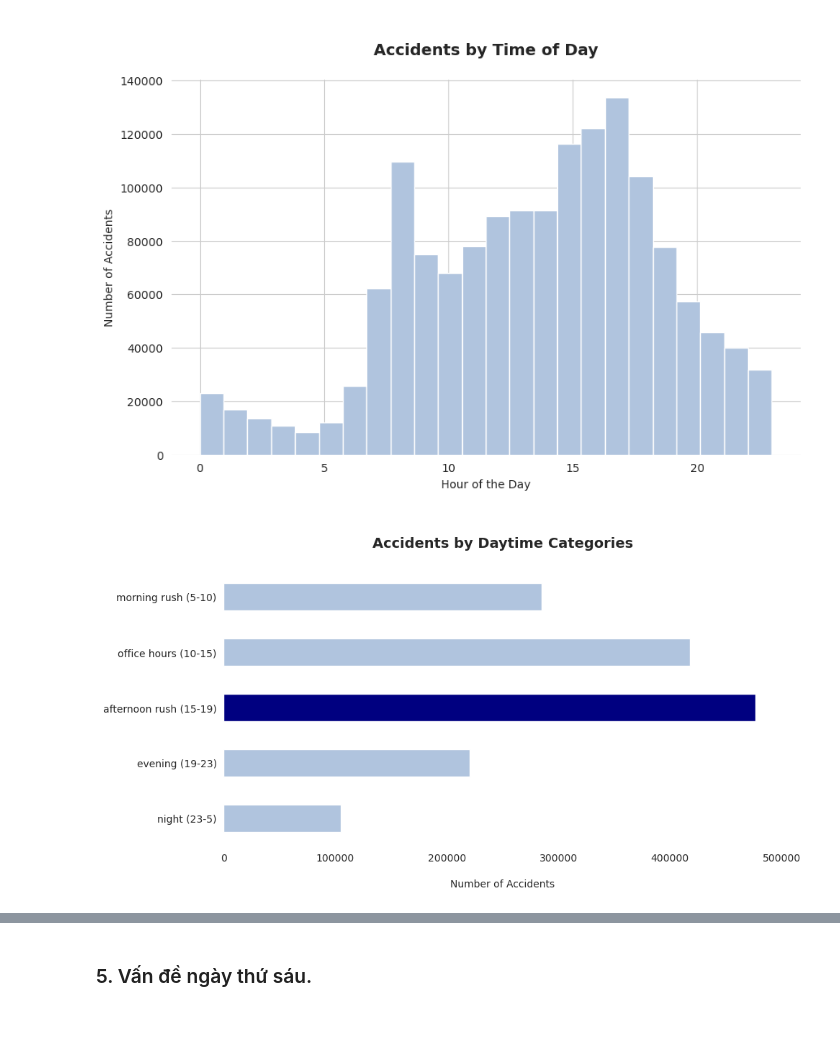
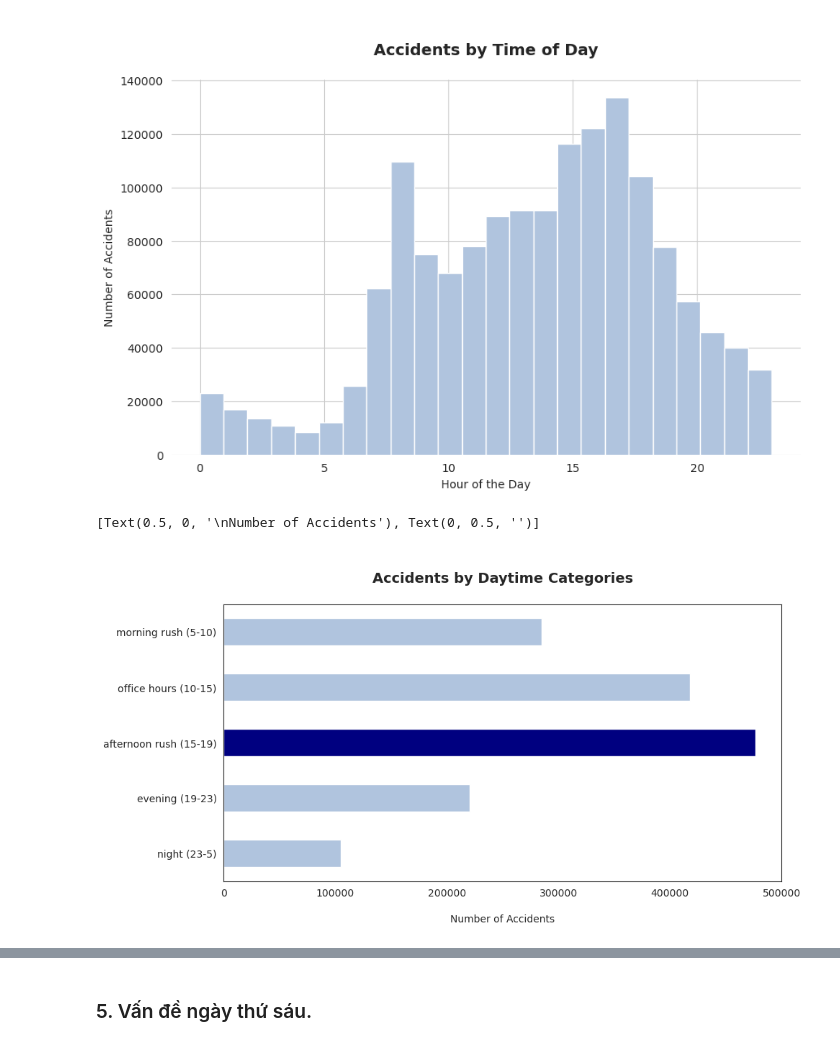
Before and after one commit to KenyaWashed/Road_Accident_Analysis, a Jupyter notebook: Ask_meaningfull_question.ipynb, the cells around one changed output, grey strips where cells are left out. Cells and saved outputs as stored; diff of their text form; code cells hidden in the pictures.

```diff
--- a/Ask_meaningfull_question.ipynb
+++ b/Ask_meaningfull_question.ipynb
@@ -321,19 +346,16 @@ sns.despine(top=True, right=True, left=True, bottom=True);
 # %%
 # prepare dataframe
 order = ['night (23-5)', 'evening (19-23)', 'afternoon rush (15-19)', 'office hours (10-15)', 'morning rush (5-10)']
 df_sub = df.groupby('Daytime').size().reindex(order)
 
-# prepare barplot
 fig, ax = plt.subplots(figsize=(10, 5))
 colors = ['lightsteelblue', 'lightsteelblue', 'navy', 'lightsteelblue', 'lightsteelblue']
 
-# plot
+
 df_sub.plot(kind='barh', ax=ax, color=colors)
 ax.set_title('\nAccidents by Daytime Categories\n', fontsize=14, fontweight='bold')
 ax.set(xlabel='\nNumber of Accidents', ylabel='')
-
-# remove all spines
-sns.despine(top=True, right=True, left=True, bottom=True);
 # %% [output]
+[Text(0.5, 0, '\nNumber of Accidents'), Text(0, 0.5, '')]
-[figure, old version]
+[figure, new version]
 # %% [markdown]
```
Also changed, not shown: parts of 35 cells of this notebook.
